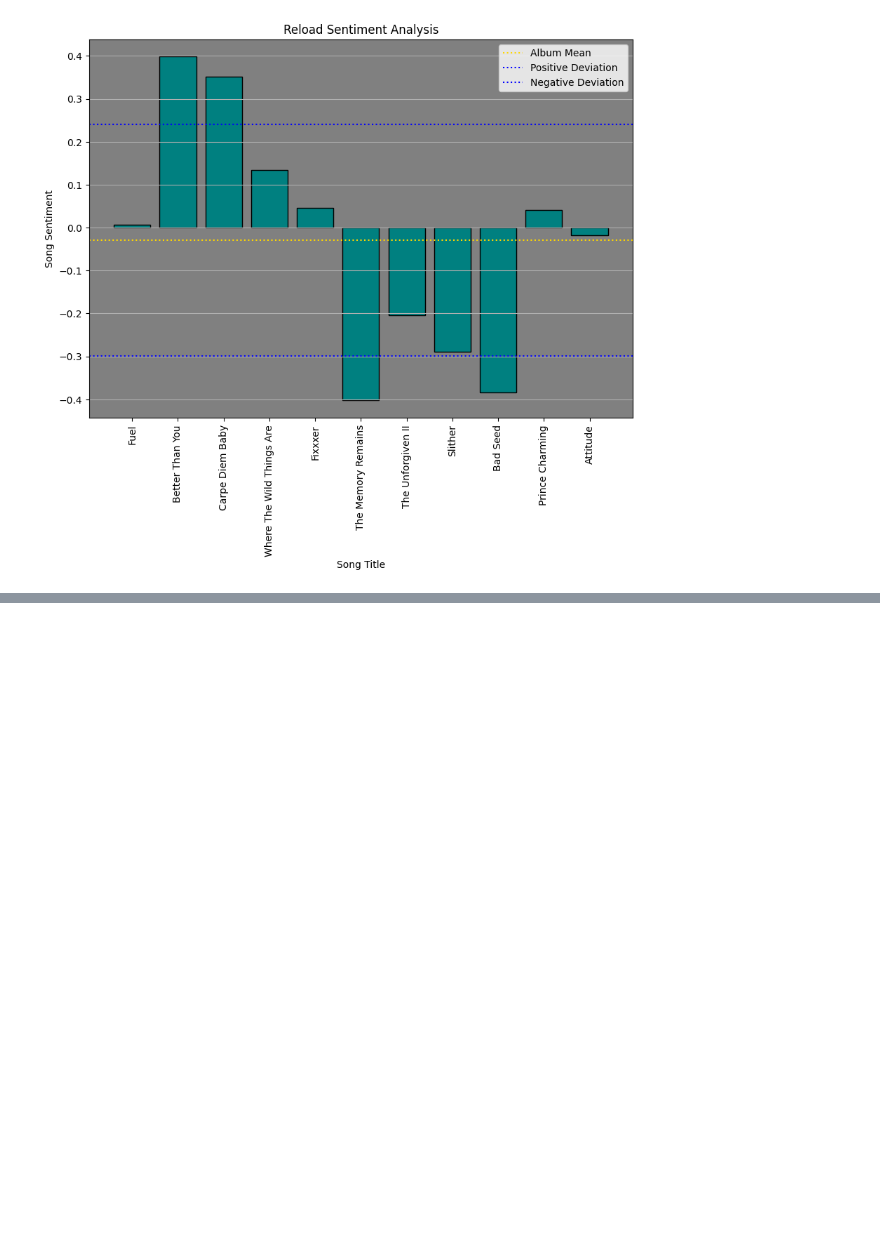
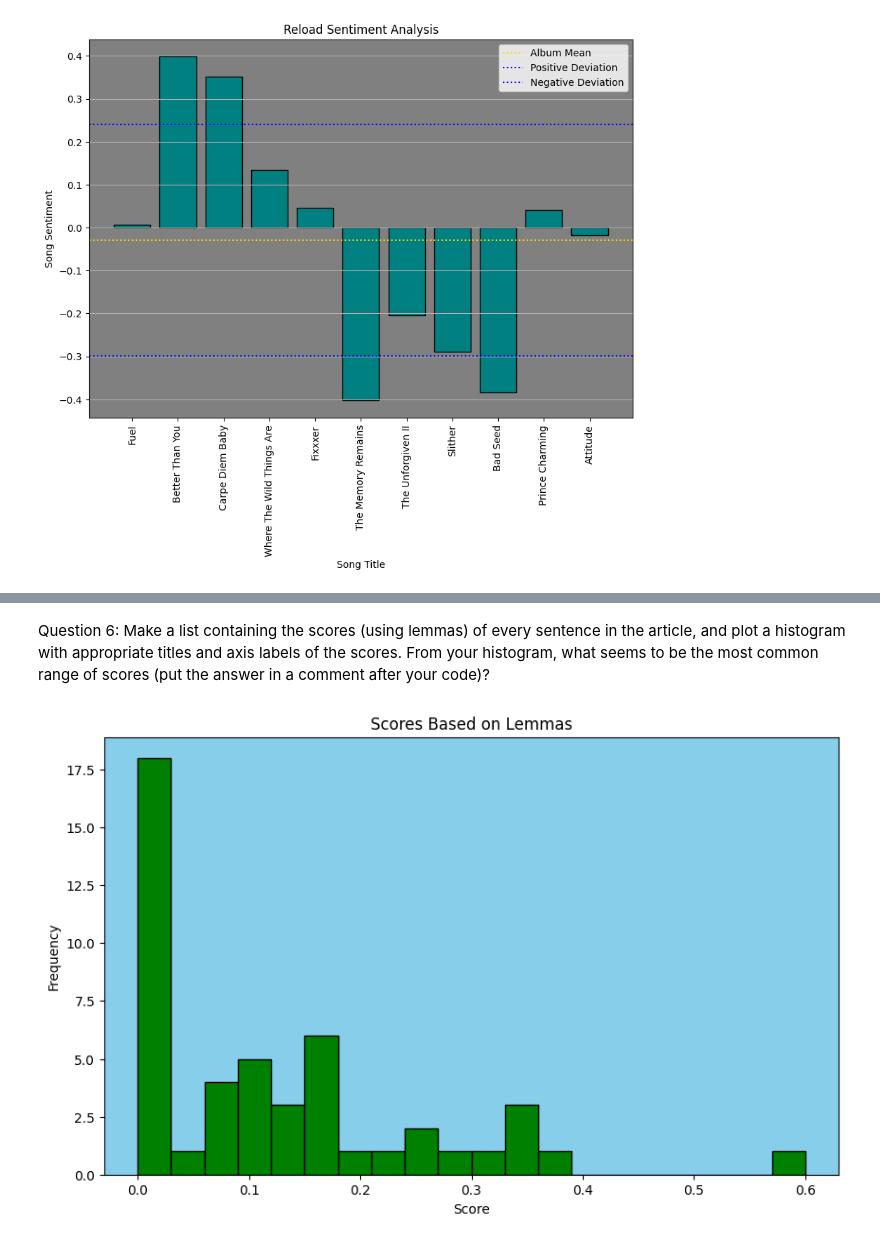
Before and after one commit to curt2023/web-mining-final, a Jupyter notebook: web-mining-final-nlp.ipynb, the cells around one changed output, grey strips where cells are left out. Drawn from its saved outputs; the diff is of its cells as text; code cells hidden in the pictures; blank space fills up the shorter version.

```diff
--- a/web-mining-final-nlp.ipynb
+++ b/web-mining-final-nlp.ipynb
@@ -178,0 +314,31 @@ In closing, today I urge you: forget about what Metallica means, and give Reload
+# %% [markdown]
+Question 6: Make a list containing the scores (using lemmas) of every sentence in the article, and plot a histogram with appropriate titles and axis labels of the scores. From your histogram, what seems to be the most common range of scores (put the answer in a comment after your code)?
+# %%
+def score_sentence_by_lemma(sentence, interesting_lemma):
+    doc = nlp(sentence)
+    lemmas = [token.lemma_.lower()
+     for token in doc
+     if token.is_alpha and token.lemma_.lower() not in STOP_WORDS]
+    score = sum(token in interesting_lemma for token in lemmas)/len(lemmas)
+    return score
+
+interesting_lemmas =  ['metallica','album', 'reload', 'song', 'band']
+
+doc = nlp(text)
+
+
+
+lemma_scores = [score_sentence_by_lemma(sentence.text, interesting_lemmas) for sentence in doc.sents]
+
+
+
+#histogram
+plt.figure(figsize=(10, 6))
+plt.hist(lemma_scores, bins=20, color='green', edgecolor='black')
+plt.gca().set_facecolor('skyblue')
+plt.title('Scores Based on Lemmas')
+plt.xlabel('Score')
+plt.ylabel('Frequency')
+plt.show()
+# %% [output]
+[figure, added]
```
Also changed, not shown: parts of 21 cells of this notebook.
